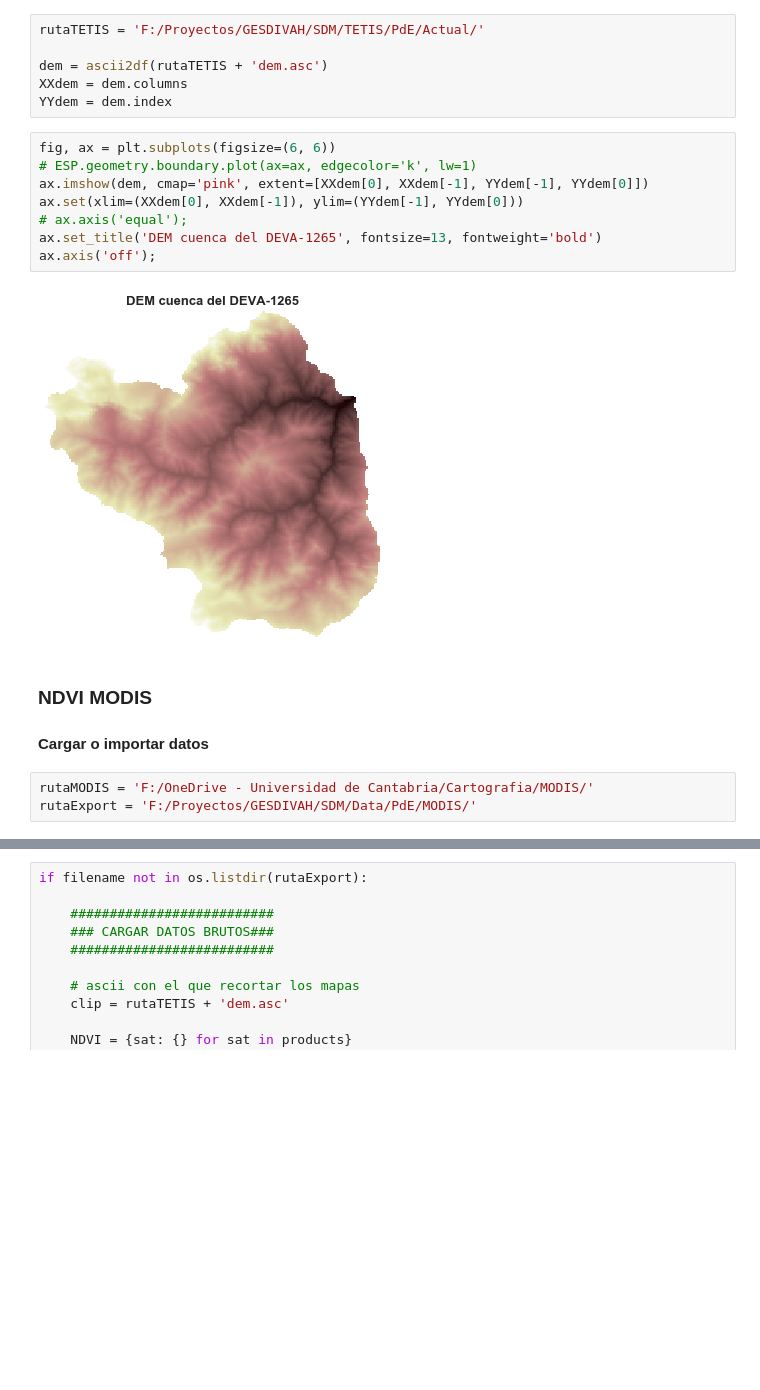
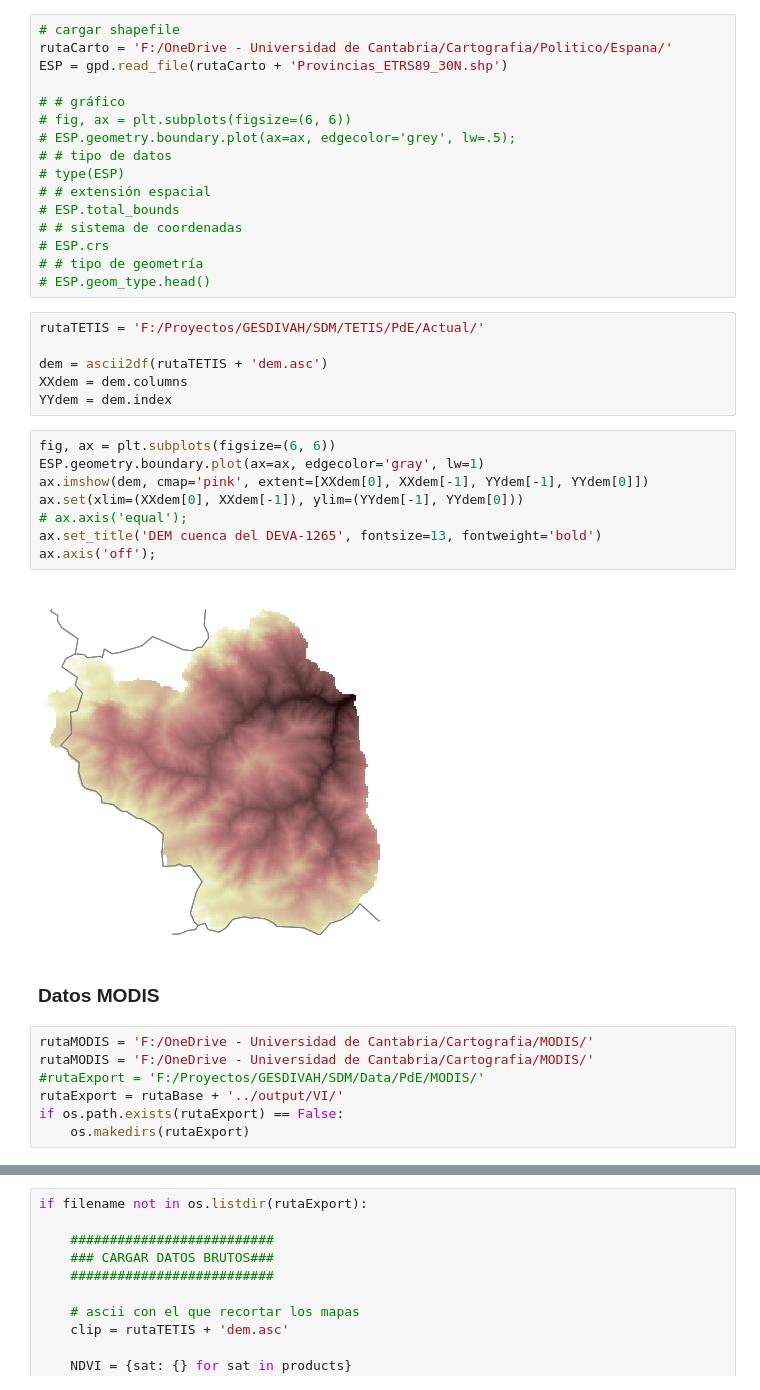
Before and after one commit to casadoj/MODIS, a Jupyter notebook: docs/MODIS vegetation indexes.ipynb, the cells around one changed output, grey strips where cells are left out. Saved outputs shown, nothing was run; the diff lists cells and outputs as text; blank space fills up the shorter version.

Commit message:
Corrección notebook NDVI-1

```diff
--- a/docs/MODIS vegetation indexes.ipynb
+++ b/docs/MODIS vegetation indexes.ipynb
@@ -56,5 +59,21 @@ os.chdir('F:/Codigo/Python')
 ## Datos
 ### DEM de la cuenca (ETRS89-UTM30N)
+# %%
+# cargar shapefile
+rutaCarto = 'F:/OneDrive - Universidad de Cantabria/Cartografia/Politico/Espana/'
+ESP = gpd.read_file(rutaCarto + 'Provincias_ETRS89_30N.shp')
+
+# # gráfico
+# fig, ax = plt.subplots(figsize=(6, 6))
+# ESP.geometry.boundary.plot(ax=ax, edgecolor='grey', lw=.5);
+# # tipo de datos
+# type(ESP)
+# # extensión espacial
+# ESP.total_bounds
+# # sistema de coordenadas
+# ESP.crs
+# # tipo de geometría
+# ESP.geom_type.head()
 # %%
 rutaTETIS = 'F:/Proyectos/GESDIVAH/SDM/TETIS/PdE/Actual/'
 
@@ -63,20 +82,23 @@ XXdem = dem.columns
 YYdem = dem.index
 # %%
 fig, ax = plt.subplots(figsize=(6, 6))
-# ESP.geometry.boundary.plot(ax=ax, edgecolor='k', lw=1)
+ESP.geometry.boundary.plot(ax=ax, edgecolor='gray', lw=1)
 ax.imshow(dem, cmap='pink', extent=[XXdem[0], XXdem[-1], YYdem[-1], YYdem[0]])
 ax.set(xlim=(XXdem[0], XXdem[-1]), ylim=(YYdem[-1], YYdem[0]))
 # ax.axis('equal');
 ax.set_title('DEM cuenca del DEVA-1265', fontsize=13, fontweight='bold')
 ax.axis('off');
 # %% [output]
-[figure, old version]
+[figure, new version]
-# %% [markdown]
-### NDVI MODIS
-#### Cargar o importar datos
+# %% [markdown]
+### Datos MODIS
 # %%
 rutaMODIS = 'F:/OneDrive - Universidad de Cantabria/Cartografia/MODIS/'
-rutaExport = 'F:/Proyectos/GESDIVAH/SDM/Data/PdE/MODIS/'
+rutaMODIS = 'F:/OneDrive - Universidad de Cantabria/Cartografia/MODIS/'
+#rutaExport = 'F:/Proyectos/GESDIVAH/SDM/Data/PdE/MODIS/'
+rutaExport = rutaBase + '../output/VI/'
+if os.path.exists(rutaExport) == False:
+    os.makedirs(rutaExport)
 # %%
 products = {'Terra': 'MOD13A1', 'Aqua': 'MYD13A1'}
 #var = '500m 16 days EVI'
```
Also changed, not shown: parts of 19 cells of this notebook, 1 other file.
